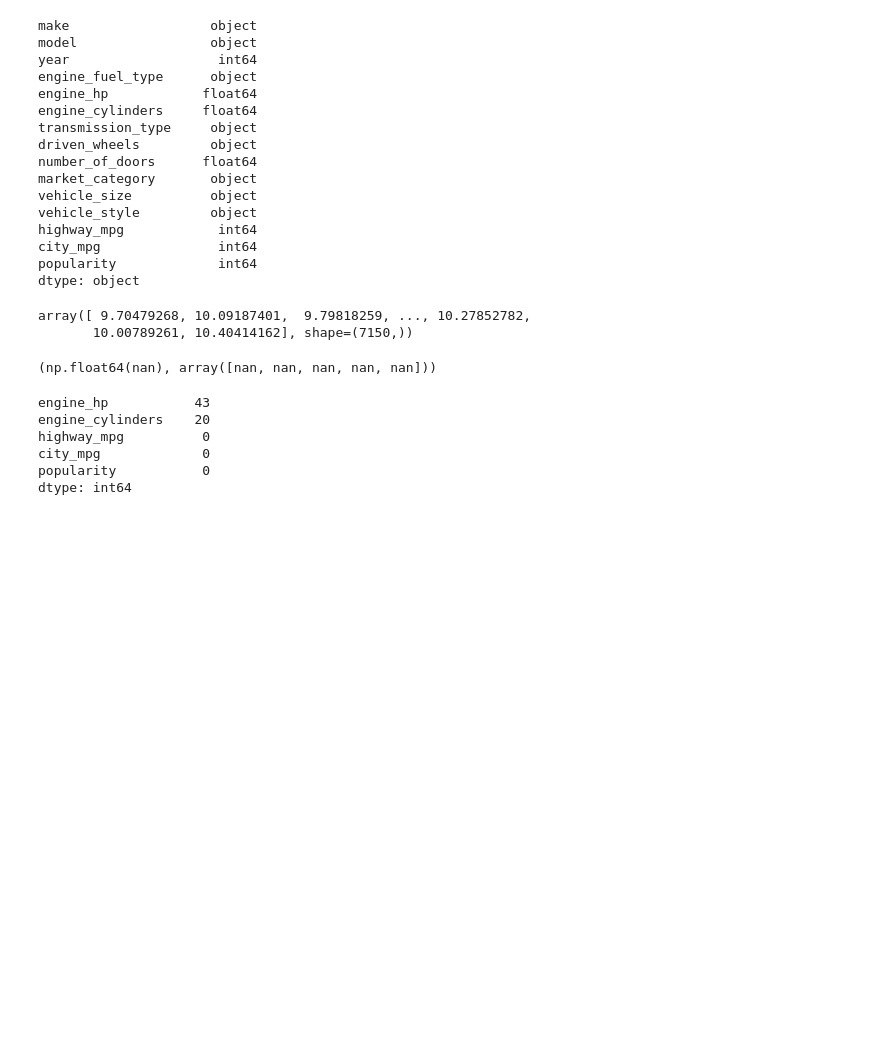
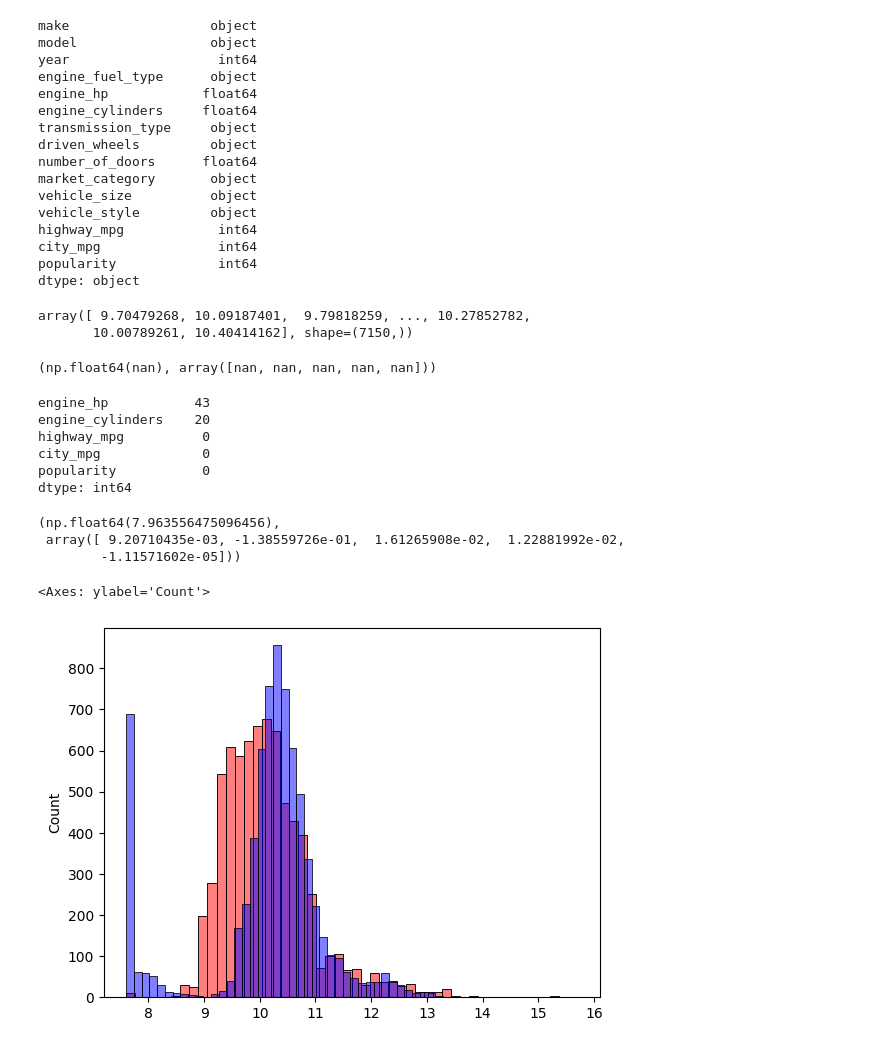
Before and after one commit to denis911/ML-zoomcamp-notebooks-modules-1-4, a Jupyter notebook: Kaggle_car_price.ipynb, the cells around one changed output. Cells and saved outputs as stored; diff of their text form; code cells hidden in the pictures; blank space fills up the shorter version.

Commit message:
plotting predictions vs actual RMSE price

```diff
--- a/Kaggle_car_price.ipynb
+++ b/Kaggle_car_price.ipynb
@@ -550,3 +550,27 @@ highway_mpg          0
 city_mpg             0
 popularity           0
 dtype: int64
+# %%
+# df_train[base].fillna(0) #.isnull().sum() # we fill missing values with zeroes and model will ignore these features inside instances / observations
+X_train = df_train[base].fillna(0).values
+w0, w = train_linear_regression(X_train, y_train)
+# %%
+w0, w # we got bias w0 and weights w:
+# (np.float64(7.963556475096456),
+#  array([ 9.20710435e-03, -1.38559726e-01,  1.61265908e-02,  1.22881992e-02,
+#         -1.11571602e-05]))
+# %% [output]
+(np.float64(7.963556475096456),
+ array([ 9.20710435e-03, -1.38559726e-01,  1.61265908e-02,  1.22881992e-02,
+        -1.11571602e-05]))
+# %%
+# lets do some predictions with our weights
+
+y_pred = w0 + X_train.dot(w)
+# %%
+# we can plot predicted price against our actual price - RMSE
+sns.histplot(y_pred, color='red', alpha=0.5, bins=50)
+sns.histplot(y_train, color='blue', alpha=0.5, bins=50)
+# %% [output]
+<Axes: ylabel='Count'>
+[figure, added]
```
